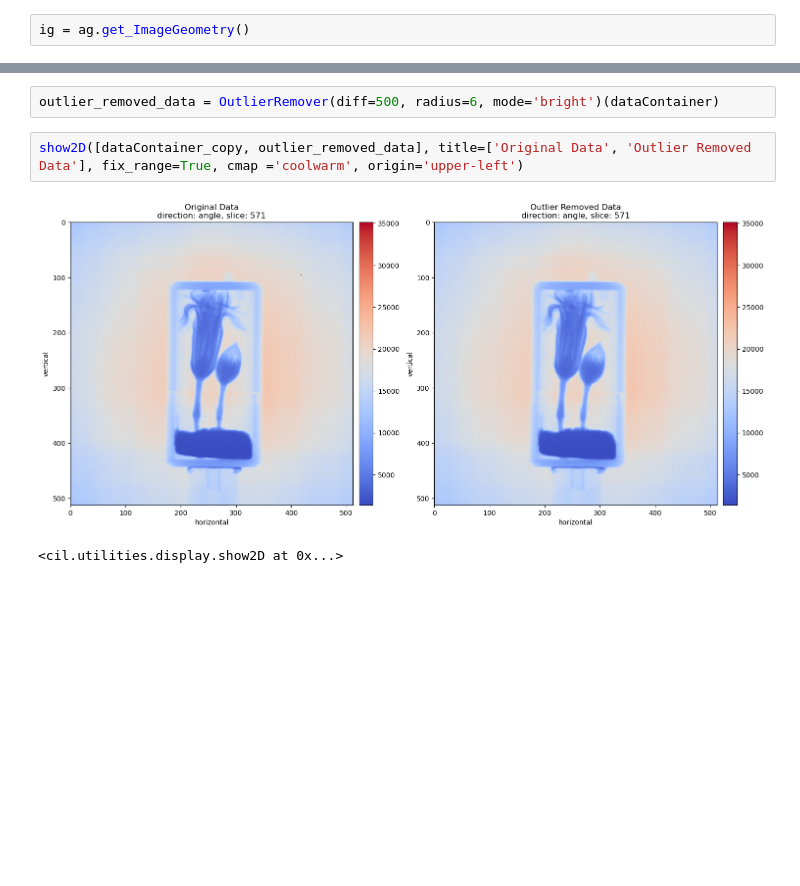
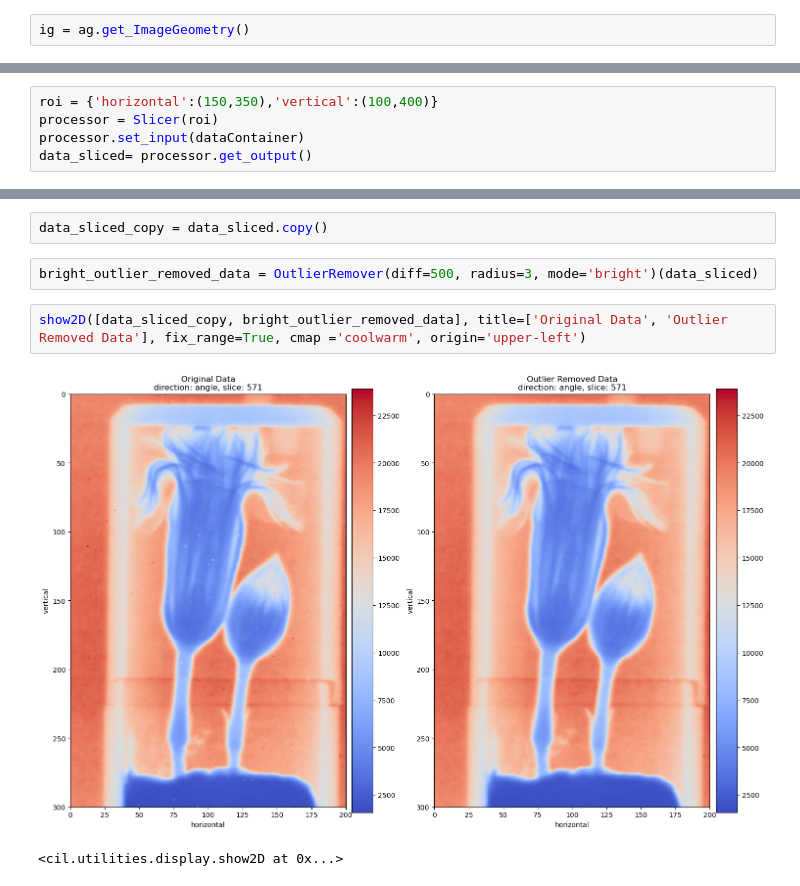
Before and after one commit to TomographicImaging/CIL, a Jupyter notebook: Wrappers/Python/cil/processors/RemoveOutlier_Notebook.ipynb, the cells around one changed output, grey strips where cells are left out. Saved outputs shown, nothing was run; the diff lists cells and outputs as text; blank space fills up the shorter version.

```diff
--- a/Wrappers/Python/cil/processors/RemoveOutlier_Notebook.ipynb
+++ b/Wrappers/Python/cil/processors/RemoveOutlier_Notebook.ipynb
@@ -56,0 +57,5 @@ dataContainer_copy = dataContainer.copy()
+# %%
+roi = {'horizontal':(150,350),'vertical':(100,400)}
+processor = Slicer(roi)
+processor.set_input(dataContainer)
+data_sliced= processor.get_output()
@@ -57,8 +85,10 @@ dataContainer_copy = dataContainer.copy()
+# %%
+data_sliced_copy = data_sliced.copy()
 # %%
-outlier_removed_data = OutlierRemover(diff=500, radius=6, mode='bright')(dataContainer)
+bright_outlier_removed_data = OutlierRemover(diff=500, radius=3, mode='bright')(data_sliced)
 # %%
-show2D([dataContainer_copy, outlier_removed_data], title=['Original Data', 'Outlier Removed Data'], fix_range=True, cmap ='coolwarm', origin='upper-left')
+show2D([data_sliced_copy, bright_outlier_removed_data], title=['Original Data', 'Outlier Removed Data'], fix_range=True, cmap ='coolwarm', origin='upper-left')
 # %% [output]
-[figure, old version]
+[figure, new version]
 <cil.utilities.display.show2D at 0x...>
 # %%
```
Also changed, not shown: parts of 9 cells of this notebook.
